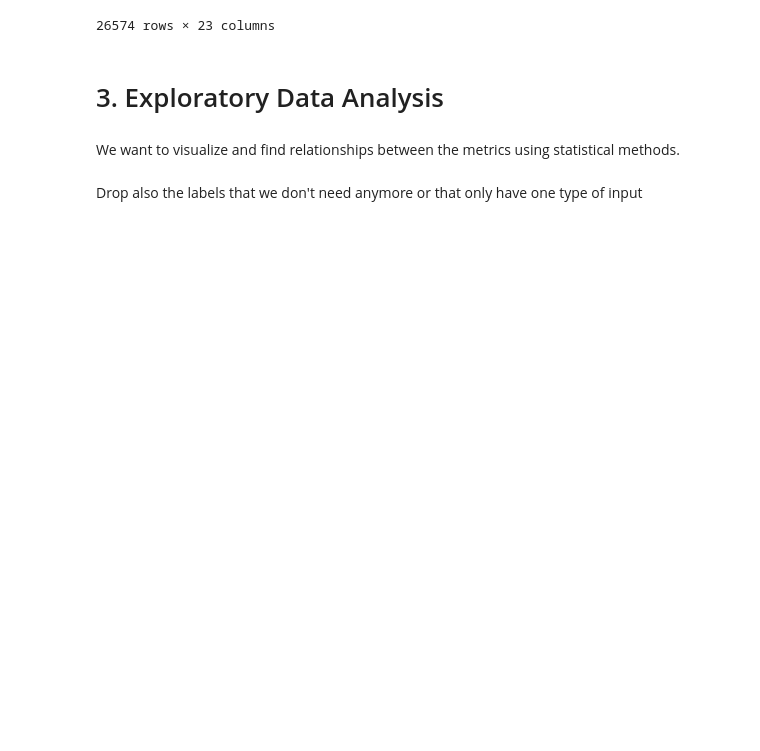
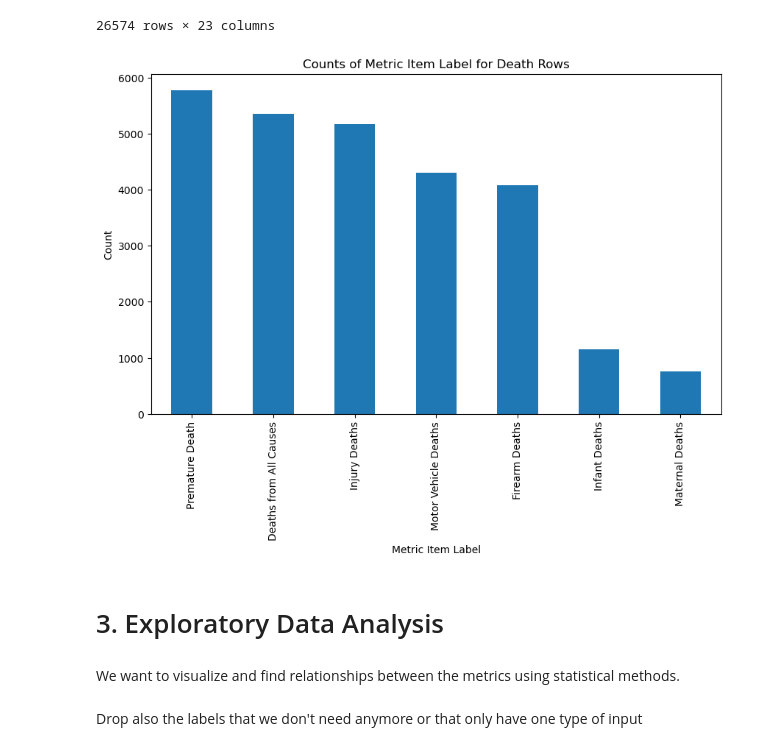
Before and after one commit to kohlerch/G4C-Project, a Jupyter notebook: Project/big-cities-health/Deaths.ipynb, the cells around one changed output. Drawn from its saved outputs; the diff is of its cells as text; code cells hidden in the pictures; blank space fills up the shorter version.

```diff
--- a/Project/big-cities-health/Deaths.ipynb
+++ b/Project/big-cities-health/Deaths.ipynb
@@ -229,6 +249,16 @@ data_death_only
 26574 rows × 23 columns
 # %%
 data = data_death_only
+# %%
+plot_dead = data['metric_item_label'].value_counts()
+plt.figure(figsize=(10, 6))
+plot_dead.plot(kind='bar')
+plt.xlabel('Metric Item Label')
+plt.ylabel('Count')
+plt.title('Counts of Metric Item Label for Death Rows')
+plt.show()
+# %% [output]
+[figure, added]
 # %% [markdown]
 # 3. Exploratory Data Analysis
 # %% [markdown]
```
Also changed, not shown: parts of 49 cells of this notebook.
